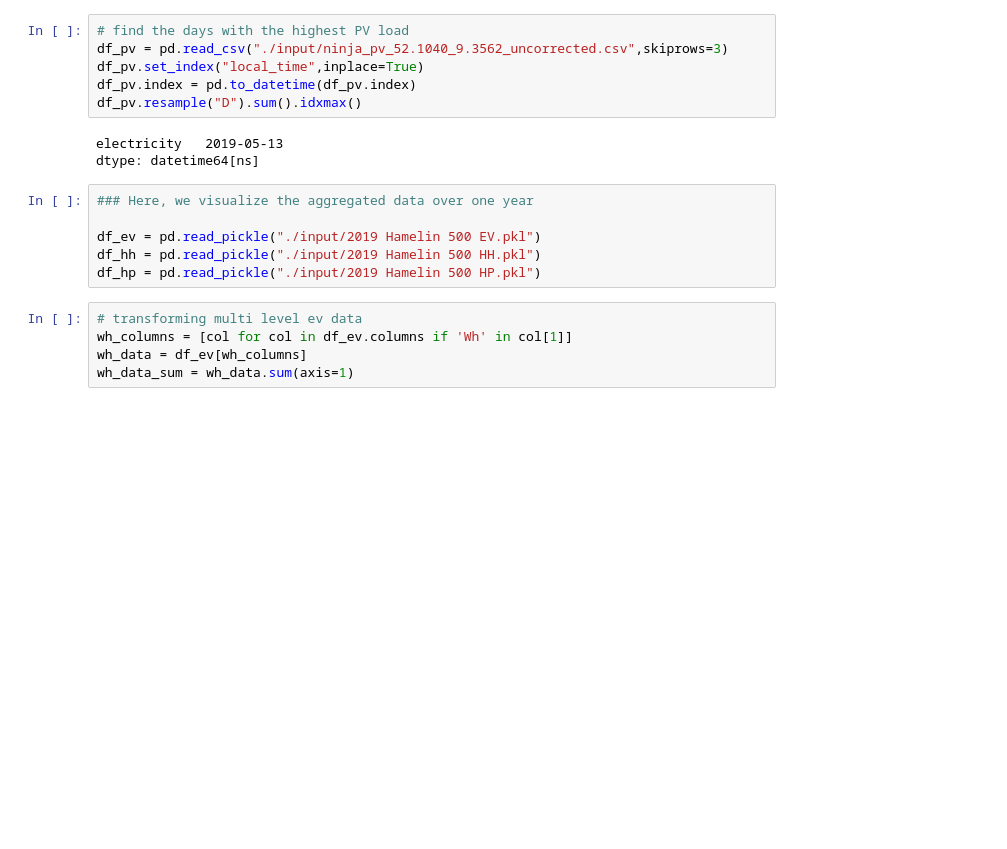
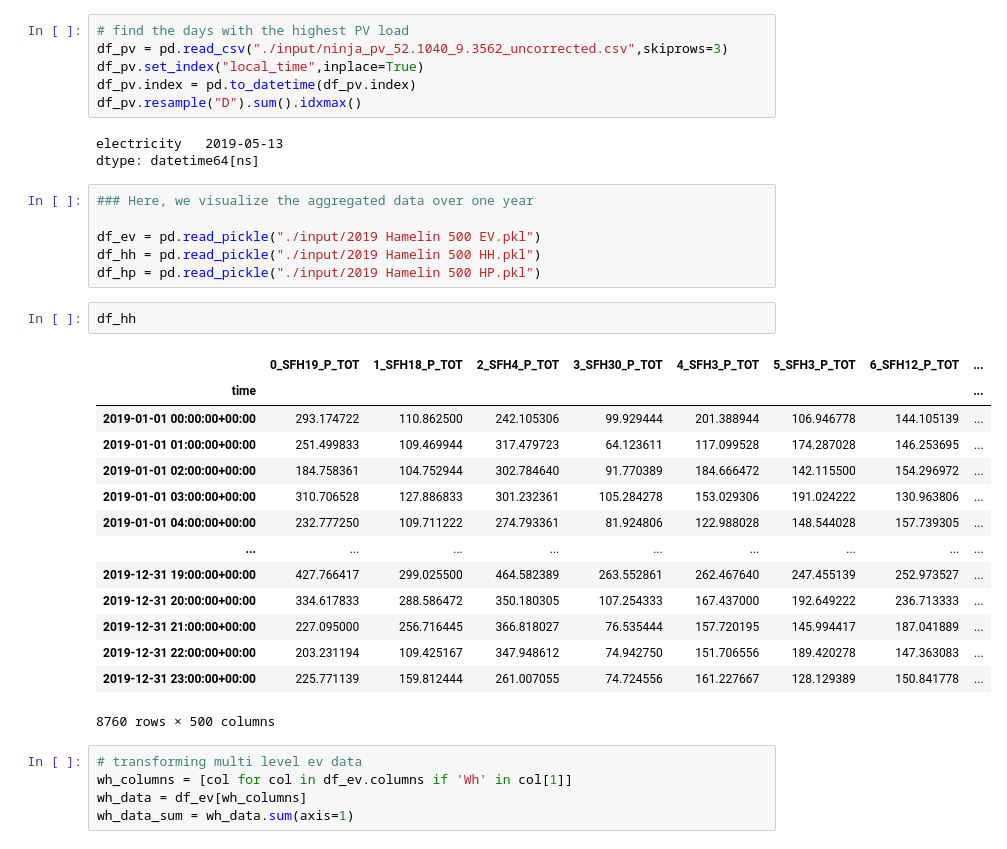
Before and after one commit to leloq/dynamic-tariffs-in-distribution-grids, a Jupyter notebook: 00 Set Up Cases.ipynb, the cells around one changed output. Saved outputs shown, nothing was run; the diff lists cells and outputs as text; blank space fills up the shorter version.

```diff
--- a/00 Set Up Cases.ipynb
+++ b/00 Set Up Cases.ipynb
@@ -246,6 +220,23 @@ dtype: datetime64[ns]
 df_ev = pd.read_pickle("./input/2019 Hamelin 500 EV.pkl")
 df_hh = pd.read_pickle("./input/2019 Hamelin 500 HH.pkl")
 df_hp = pd.read_pickle("./input/2019 Hamelin 500 HP.pkl")
+# %%
+df_hh
+# %% [output]
+|  | 0_SFH19_P_TOT | 1_SFH18_P_TOT | 2_SFH4_P_TOT | 3_SFH30_P_TOT | 4_SFH3_P_TOT | 5_SFH3_P_TOT | 6_SFH12_P_TOT | ... |
+| time |  |  |  |  |  |  |  | ... |
+| 2019-01-01 00:00:00+00:00 | 293.174722 | 110.862500 | 242.105306 | 99.929444 | 201.388944 | 106.946778 | 144.105139 | ... |
+| 2019-01-01 01:00:00+00:00 | 251.499833 | 109.469944 | 317.479723 | 64.123611 | 117.099528 | 174.287028 | 146.253695 | ... |
+| 2019-01-01 02:00:00+00:00 | 184.758361 | 104.752944 | 302.784640 | 91.770389 | 184.666472 | 142.115500 | 154.296972 | ... |
+| 2019-01-01 03:00:00+00:00 | 310.706528 | 127.886833 | 301.232361 | 105.284278 | 153.029306 | 191.024222 | 130.963806 | ... |
+| 2019-01-01 04:00:00+00:00 | 232.777250 | 109.711222 | 274.793361 | 81.924806 | 122.988028 | 148.544028 | 157.739305 | ... |
+| ... | ... | ... | ... | ... | ... | ... | ... | ... |
+| 2019-12-31 19:00:00+00:00 | 427.766417 | 299.025500 | 464.582389 | 263.552861 | 262.467640 | 247.455139 | 252.973527 | ... |
+| 2019-12-31 20:00:00+00:00 | 334.617833 | 288.586472 | 350.180305 | 107.254333 | 167.437000 | 192.649222 | 236.713333 | ... |
+| 2019-12-31 21:00:00+00:00 | 227.095000 | 256.716445 | 366.818027 | 76.535444 | 157.720195 | 145.994417 | 187.041889 | ... |
+| 2019-12-31 22:00:00+00:00 | 203.231194 | 109.425167 | 347.948612 | 74.942750 | 151.706556 | 189.420278 | 147.363083 | ... |
+| 2019-12-31 23:00:00+00:00 | 225.771139 | 159.812444 | 261.007055 | 74.724556 | 161.227667 | 128.129389 | 150.841778 | ... |
+8760 rows × 500 columns
 # %%
 # transforming multi level ev data
 wh_columns = [col for col in df_ev.columns if 'Wh' in col[1]]
```
Also changed, not shown: parts of 11 cells of this notebook, 11 other files.
